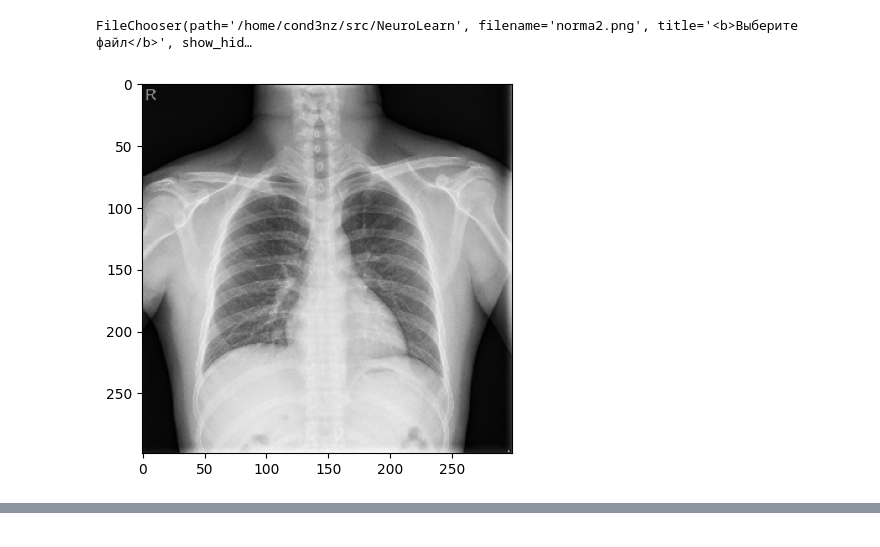
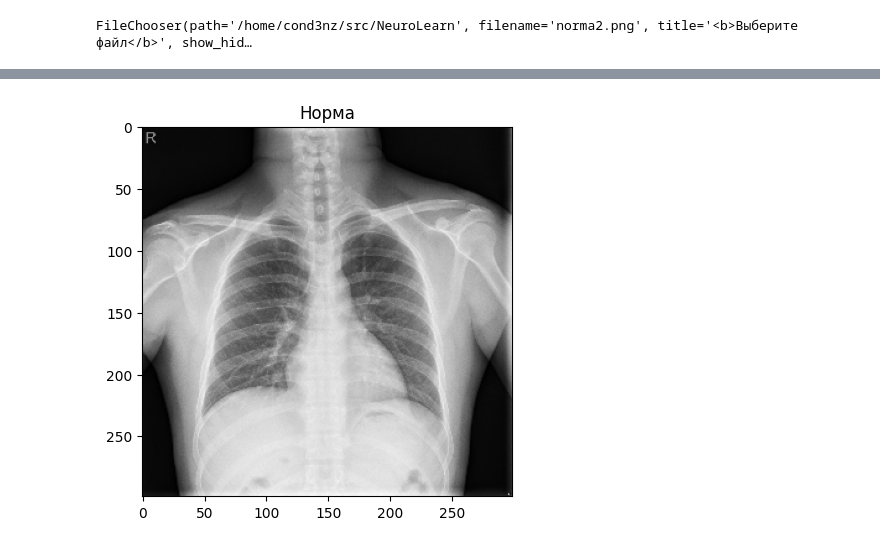
Before and after one commit to cond3nz/MLSTUD, a Jupyter notebook: CNN.ipynb, the cells around one changed output, grey strips where cells are left out. Drawn from its saved outputs; the diff is of its cells as text; code cells hidden in the pictures.

```diff
--- a/CNN.ipynb
+++ b/CNN.ipynb
@@ -148,14 +148,11 @@ FileChooser(path='/home/cond3nz/src/NeuroLearn', filename='norma2.png', title='<
 image= Image.open(fdialog.selected)
 image = image.convert("L")
 array = np.array(image)/255
-plt.imshow(array,cmap="gray")
-array = np.expand_dims(array,axis=0)
-# %% [output]
-[figure, removed]
 # %%
-res = loaded_model.predict(array)
+res = loaded_model.predict(np.expand_dims(array,axis=0))
+plt.imshow(array,cmap="gray")
 if np.argmax(res) == 0:
-    print("Норма")
+    plt.title("Норма")
 else:
-    print("Туберкулез")
+    plt.title("Патология")
 # %% [output]
@@ -163,0 +160 @@ else:
+[figure, added]
```
Also changed, not shown: parts of 1 cell of this notebook.
